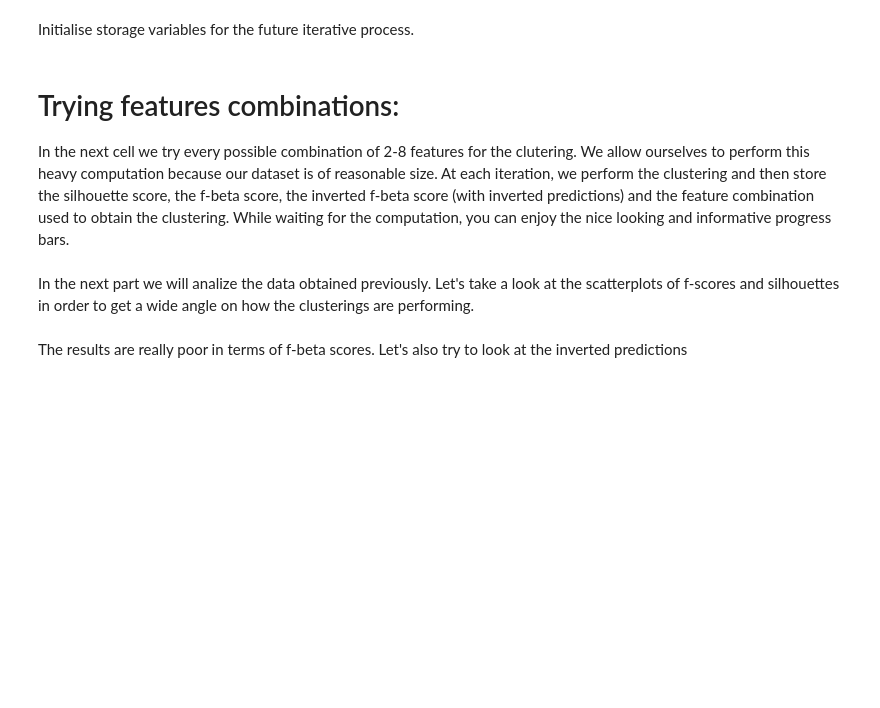
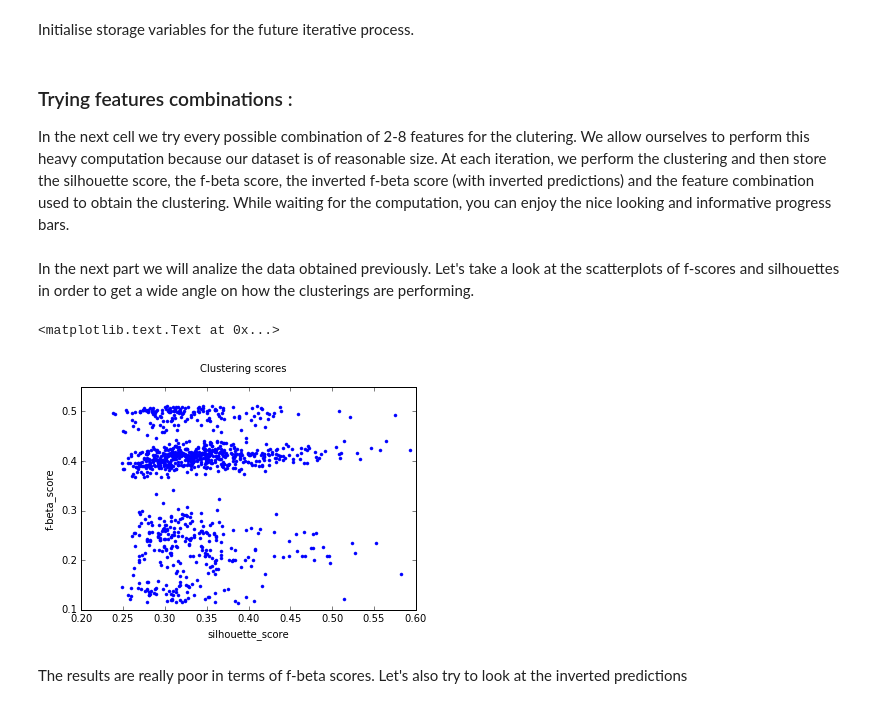
Before and after one commit to CriMenghini/ADA_Homeworks, a Jupyter notebook: Homework_4/Hw_4.ipynb, the cells around one changed output. Drawn from its saved outputs; the diff is of its cells as text; code cells hidden in the pictures; blank space fills up the shorter version.

```diff
--- a/Homework_4/Hw_4.ipynb
+++ b/Homework_4/Hw_4.ipynb
@@ -706,7 +735,7 @@ silhouettes_inv = []
 f_scores = []
 f_scores_inv = []
 # %% [markdown]
-# Trying features combinations:
+### Trying features combinations <a name="comb"></a>:
 
 In the next cell we try every possible combination of 2-8 features for the clutering. We allow ourselves to perform this heavy computation because our dataset is of reasonable size. At each iteration, we perform the clustering and then store the silhouette score, the f-beta score, the inverted f-beta score (with inverted predictions) and the feature combination used to obtain the clustering. While waiting for the computation, you can enjoy the nice looking and informative progress bars.
 # %%
@@ -736,9 +765,12 @@ points = np.array(zip(silhouettes, f_scores))
 # %%
 fig1 = plt.figure()
-plt.plot(points[:,0], points[:,1], '.')
+plt.plot(silhouettes, f_scores, '.')
 fig1.suptitle('Clustering scores')
 plt.xlabel('silhouette_score')
 plt.ylabel('f-beta_score')
+# %% [output]
+<matplotlib.text.Text at 0x...>
+[figure, added]
 # %% [markdown]
 The results are really poor in terms of f-beta scores. Let's also try to look at the inverted predictions
 # %%
```
Also changed, not shown: parts of 35 cells of this notebook.
